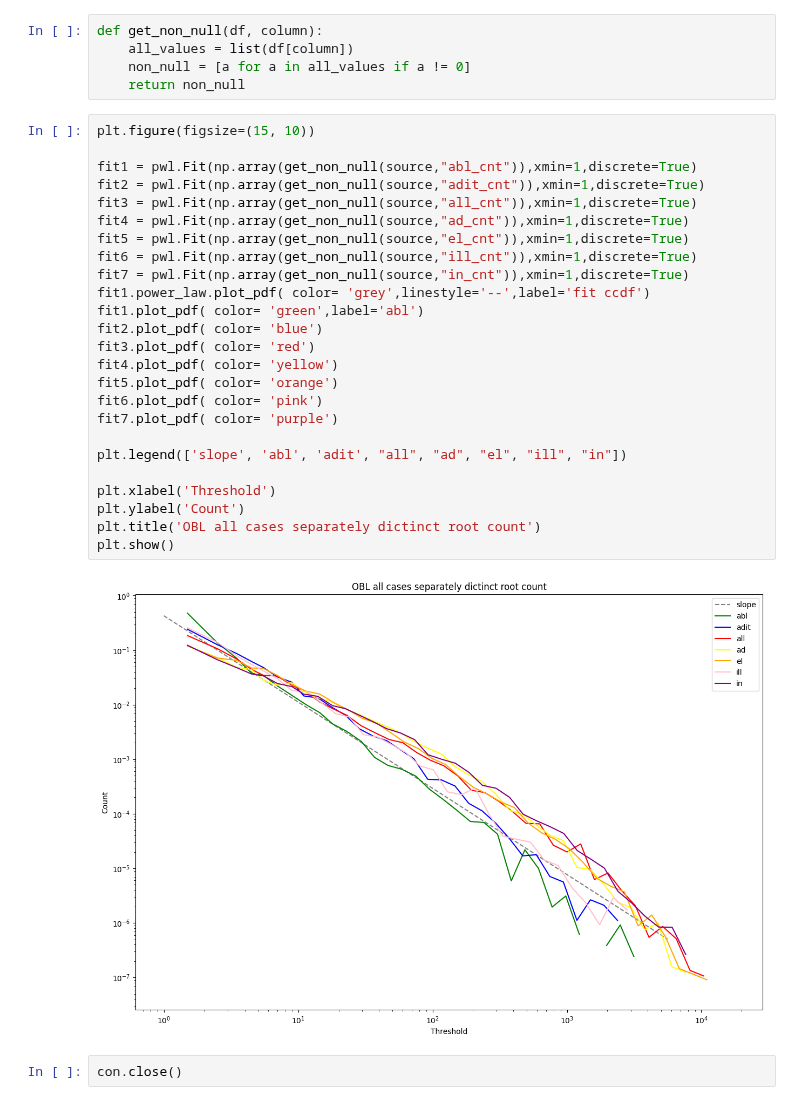
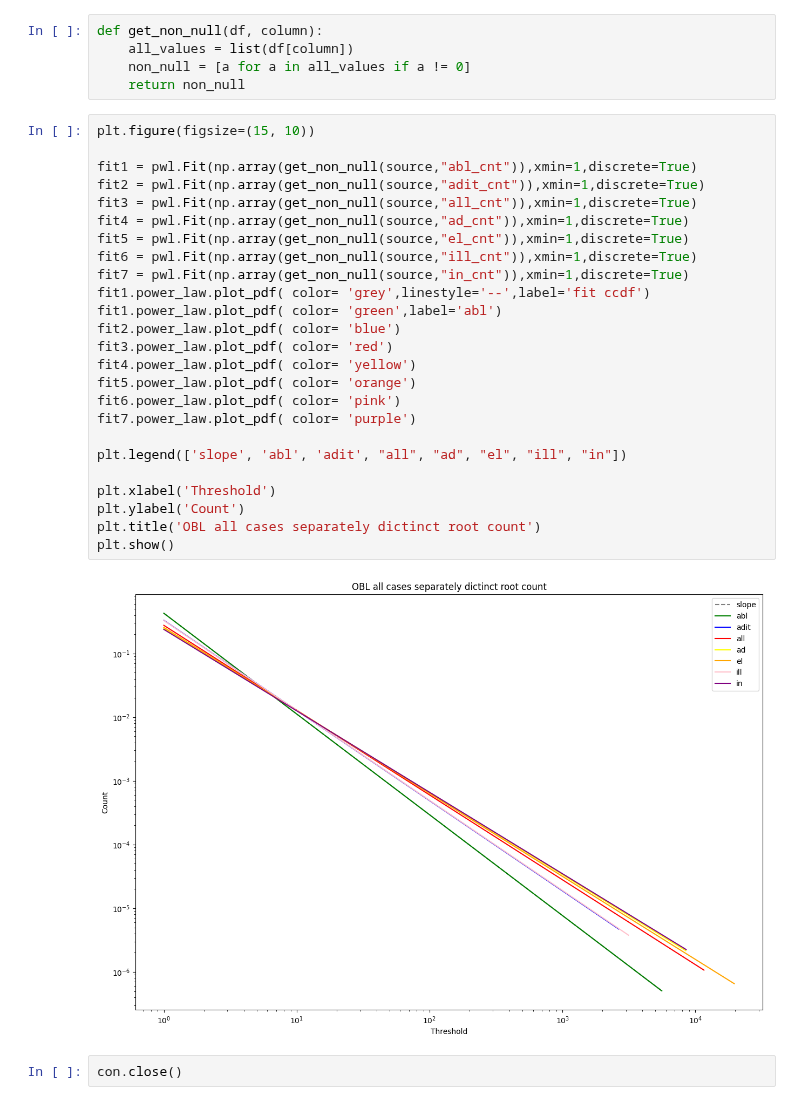
Before and after one commit to estnltk/syntax_experiments, a Jupyter notebook: verb_patterns_obl_isikud/001_verb_analysis_kohakaanded_pildid_v2_eluskoht_powerlaw.ipynb, the cells around one changed output. Cells and saved outputs as stored; diff of their text form.

```diff
--- a/verb_patterns_obl_isikud/001_verb_analysis_kohakaanded_pildid_v2_eluskoht_powerlaw.ipynb
+++ b/verb_patterns_obl_isikud/001_verb_analysis_kohakaanded_pildid_v2_eluskoht_powerlaw.ipynb
@@ -45,29 +45,29 @@ def get_non_null(df, column):
 # %%
 plt.figure(figsize=(15, 10))
 
 fit1 = pwl.Fit(np.array(get_non_null(source,"abl_cnt")),xmin=1,discrete=True)
 fit2 = pwl.Fit(np.array(get_non_null(source,"adit_cnt")),xmin=1,discrete=True)
 fit3 = pwl.Fit(np.array(get_non_null(source,"all_cnt")),xmin=1,discrete=True)
 fit4 = pwl.Fit(np.array(get_non_null(source,"ad_cnt")),xmin=1,discrete=True)
 fit5 = pwl.Fit(np.array(get_non_null(source,"el_cnt")),xmin=1,discrete=True)
 fit6 = pwl.Fit(np.array(get_non_null(source,"ill_cnt")),xmin=1,discrete=True)
 fit7 = pwl.Fit(np.array(get_non_null(source,"in_cnt")),xmin=1,discrete=True)
 fit1.power_law.plot_pdf( color= 'grey',linestyle='--',label='fit ccdf')
-fit1.plot_pdf( color= 'green',label='abl')
-fit2.plot_pdf( color= 'blue')
-fit3.plot_pdf( color= 'red')
-fit4.plot_pdf( color= 'yellow')
-fit5.plot_pdf( color= 'orange')
-fit6.plot_pdf( color= 'pink')
-fit7.plot_pdf( color= 'purple')
+fit1.power_law.plot_pdf( color= 'green',label='abl')
+fit2.power_law.plot_pdf( color= 'blue')
+fit3.power_law.plot_pdf( color= 'red')
+fit4.power_law.plot_pdf( color= 'yellow')
+fit5.power_law.plot_pdf( color= 'orange')
+fit6.power_law.plot_pdf( color= 'pink')
+fit7.power_law.plot_pdf( color= 'purple')
 
 plt.legend(['slope', 'abl', 'adit', "all", "ad", "el", "ill", "in"])
 
 plt.xlabel('Threshold')
 plt.ylabel('Count')
 plt.title('OBL all cases separately dictinct root count')
 plt.show()
 # %% [output]
-[figure, old version]
+[figure, new version]
 # %%
 con.close()
```
Also changed, not shown: 3 other files.
